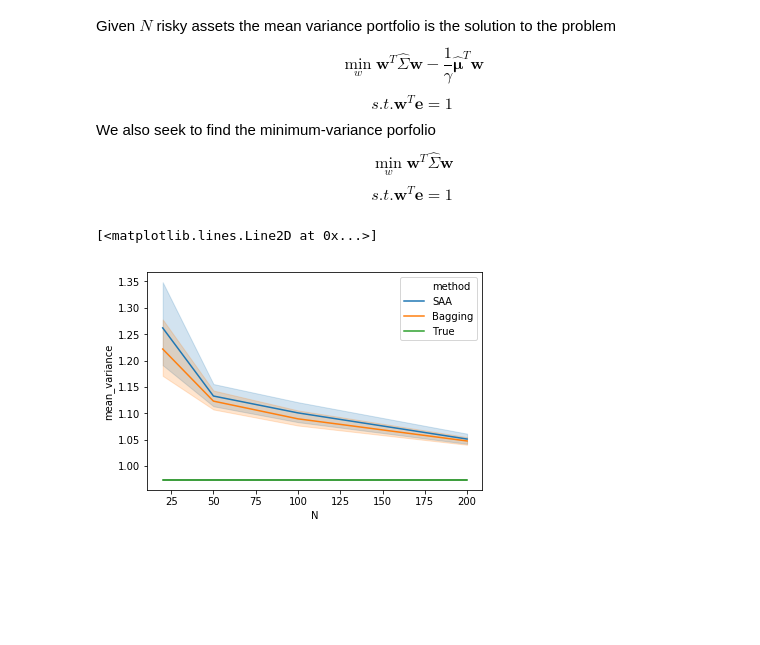
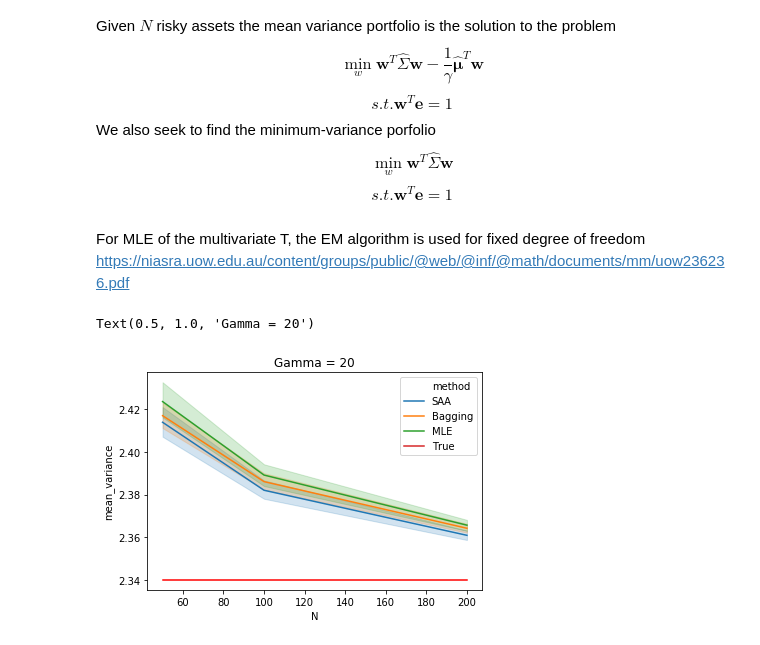
Before and after one commit to harrisonnguyen/stochastic_optimisation, a Jupyter notebook: Portfolio_Experiments/portfolio_experiments.ipynb, the cells around one changed output. Cells and saved outputs as stored; diff of their text form; code cells hidden in the pictures; blank space fills up the shorter version.

```diff
--- a/Portfolio_Experiments/portfolio_experiments.ipynb
+++ b/Portfolio_Experiments/portfolio_experiments.ipynb
@@ -69,5 +78,5 @@ n_iter = 200
 # %%
-N = [20,50,100,200]
+N = [50,100,200]
 # %%
 saa = optimiser.SAA(objective_function=mean_variance,
                     constraints=constraints,
@@ -78,8 +87,13 @@ bagger = optimiser.BaggingSolver(iterations=200,
                                 constraints=constraints,
                                  bounds=[(0,None)]*5,
                                 helper_func=compute_mean_variance)
+mle = optimiser.MLESolver(distribution.Multivariate_T,
+                         objective_function=mean_variance,
+                                constraints=constraints,
+                                 bounds=[(0,None)]*5,
+                                helper_func=compute_mean_variance)
 # %%
-methods = [saa,bagger]
+methods = [saa,bagger,mle]
 # %%
 for j in range(len(gamma)):
     for l in range(n_iter):
@@ -99,8 +113,10 @@ for j in range(len(gamma)):
     df = df.append(results,ignore_index=True)
 # %%
 df['expected_return'] = df['w_star'].apply(lambda x:np.dot(mu,x))
-df['mean_variance'] = df.apply(lambda x:mean_variance(x['w_star'],
-                                                      mu,
-                                                      covar,
-                                                      x['gamma']),
-                                axis=1)
+df['mean_variance'] = df.apply(
+                        lambda x:mean_variance(
+                            x['w_star'],
+                            mu,
+                            covar,
+                            x['gamma']),
+                        axis=1)
@@ -109,7 +123,12 @@ gamma_df = df[df['gamma']==10.0]
+# %% [markdown]
+For MLE of the multivariate T, the EM algorithm is used for fixed degree of freedom
+https://niasra.uow.edu.au/content/groups/public/@web/@inf/@math/documents/mm/uow236236.pdf
 # %%
+gamma_df = df[df['gamma']==20.0]
 ax = sns.lineplot(x=gamma_df['N'], y=gamma_df['mean_variance'],
                   hue=gamma_df['method'])
-plt.plot(N,[gamma_df[gamma_df['method']=='True']['mean_variance'].iloc[0]]*len(N),color='g')
+plt.plot(N,[gamma_df[gamma_df['method']=='True']['mean_variance'].iloc[0]]*len(N),color='red')
+plt.title("Gamma = 20")
 # %% [output]
-[<matplotlib.lines.Line2D at 0x...>]
+Text(0.5, 1.0, 'Gamma = 20')
-[figure, old version]
+[figure, new version]
```
Also changed, not shown: parts of 7 cells of this notebook, 14 other files.
